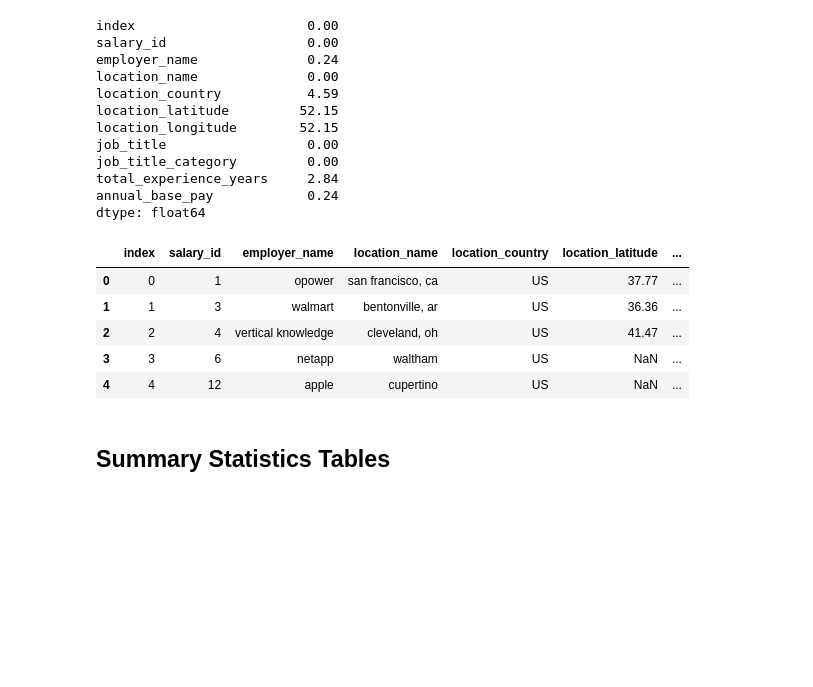
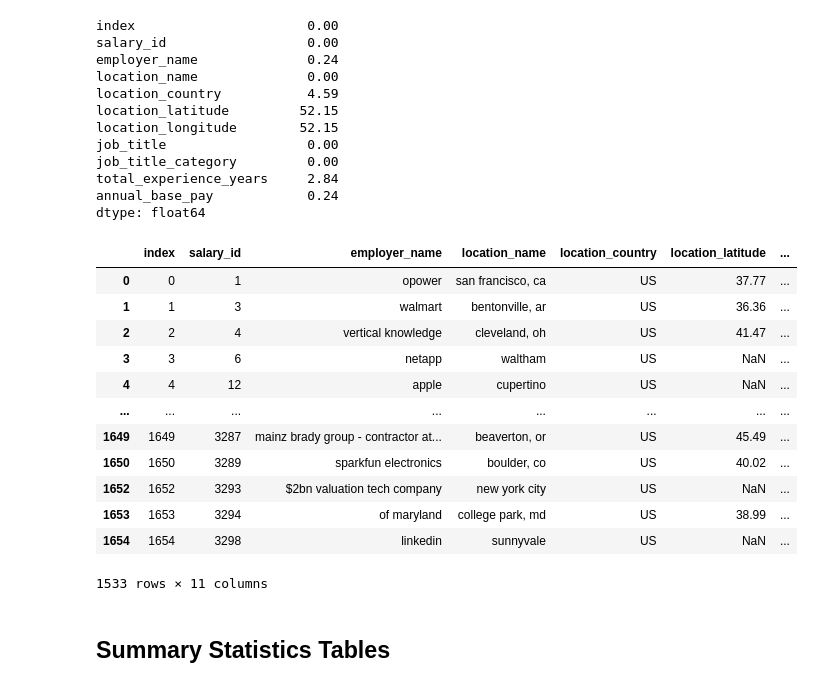
Before and after one commit to ECO225-W2024/project-one-code-macy-chen, a Jupyter notebook: tech_salaries.ipynb, the cells around one changed output. Drawn from its saved outputs; the diff is of its cells as text; code cells hidden in the pictures; blank space fills up the shorter version.

```diff
--- a/tech_salaries.ipynb
+++ b/tech_salaries.ipynb
@@ -65,15 +63,21 @@ dtype: float64
 # %%
 #drop rows that have missing values for annual base pay, employer, total_experience_years and location_country
 new_df.dropna(subset=['employer_name', 'annual_base_pay', 'total_experience_years', 'location_country'], inplace=True)
-
-new_df.head()
+new_df
 # %% [output]
 |  | index | salary_id | employer_name | location_name | location_country | location_latitude | ... |
 | 0 | 0 | 1 | opower | san francisco, ca | US | 37.77 | ... |
 | 1 | 1 | 3 | walmart | bentonville, ar | US | 36.36 | ... |
 | 2 | 2 | 4 | vertical knowledge | cleveland, oh | US | 41.47 | ... |
 | 3 | 3 | 6 | netapp | waltham | US | NaN | ... |
 | 4 | 4 | 12 | apple | cupertino | US | NaN | ... |
+| ... | ... | ... | ... | ... | ... | ... | ... |
+| 1649 | 1649 | 3287 | mainz brady group - contractor at... | beaverton, or | US | 45.49 | ... |
+| 1650 | 1650 | 3289 | sparkfun electronics | boulder, co | US | 40.02 | ... |
+| 1652 | 1652 | 3293 | $2bn valuation tech company | new york city | US | NaN | ... |
+| 1653 | 1653 | 3294 | of maryland | college park, md | US | 38.99 | ... |
+| 1654 | 1654 | 3298 | linkedin | sunnyvale | US | NaN | ... |
+1533 rows × 11 columns
 # %% [markdown]
 ## Summary Statistics Tables
 # %%
```
Also changed, not shown: parts of 1 cell of this notebook.
